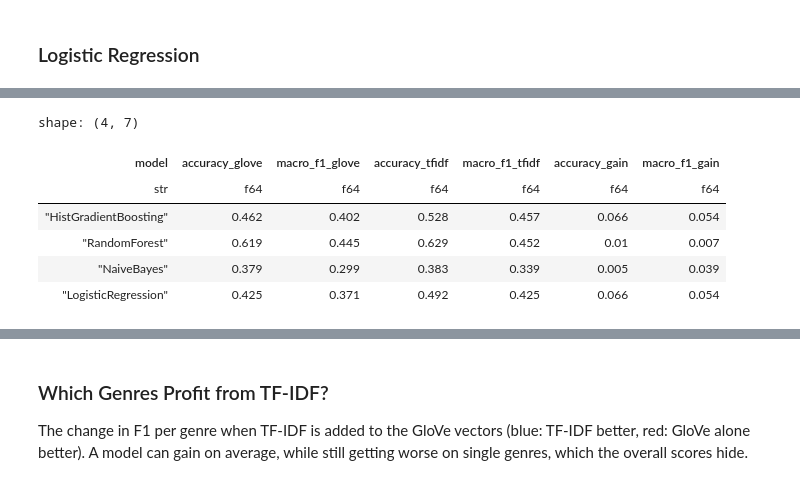
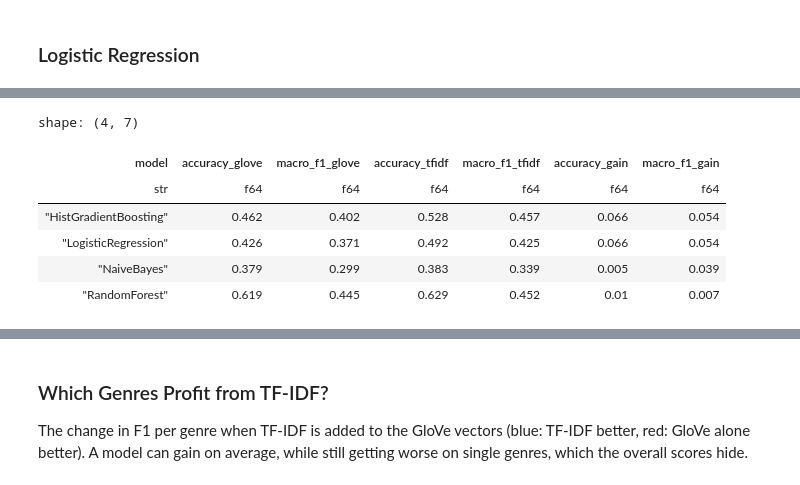
Before and after one commit to durak-dev/Music-Genre-Identifier, a Jupyter notebook: classic_ML.ipynb, the cells around one changed output, grey strips where cells are left out. Saved outputs shown, nothing was run; the diff lists cells and outputs as text; code cells hidden in the pictures.

```diff
--- a/classic_ML.ipynb
+++ b/classic_ML.ipynb
@@ -293,8 +211,7 @@ weighted avg       0.63      0.53      0.54     33632
 # %% [markdown]
 ### Random Forest
 # %%
-for fs_key in feature_sets:
-    evaluate(fs_key, "RandomForest")
+diagnose_runs(y_val, {k: r for k, r in runs.items() if k[1] == "RandomForest"}, genres, labels)
 # %% [output]
 train accuracy: 0.923
 val accuracy:   0.619  (always guessing the biggest genre: 0.412)
@@ -333,9 +250,7 @@ weighted avg       0.61      0.63      0.61     33632
 # %% [markdown]
 ### Gaussian Naive Bayes
 # %%
-for fs_key in feature_sets:
-    print()
-    evaluate(fs_key, "NaiveBayes")
+diagnose_runs(y_val, {k: r for k, r in runs.items() if k[1] == "NaiveBayes"}, genres, labels)
 # %% [output]
 train accuracy: 0.378
 val accuracy:   0.379  (always guessing the biggest genre: 0.412)
@@ -374,6 +289,5 @@ weighted avg       0.56      0.38      0.37     33632
 # %% [markdown]
 ### Logistic Regression
 # %%
-for fs_key in feature_sets:
-    evaluate(fs_key, "LogisticRegression")
+diagnose_runs(y_val, {k: r for k, r in runs.items() if k[1] == "LogisticRegression"}, genres, labels)
 # %% [output]
@@ -418,10 +334,5 @@ All eight runs side by side, sorted by macro F1. The table after it compares the
 # %%
-results = pl.DataFrame([{"features": labels[fs], "model": m,
-                         "train_accuracy": r["train_accuracy"], **scores[(fs, m)],
-                         "fit_seconds": r["fit_seconds"]}
-                        for (fs, m), r in runs.items()])
-
-results.with_columns(pl.col(pl.Float64).round(3)).sort("macro_f1", descending=True)
+scores, f1 = compare(y_val, runs, genres, labels, key_names=("features", "model"))
 # %% [output]
 shape: (8, 7)
 | features | model | train_accuracy | accuracy | macro_f1 | weighted_f1 | fit_seconds |
@@ -437,19 +360,16 @@ shape: (8, 7)
 # %%
-def pick(fs_key, suffix):
-    return (results.filter(pl.col("features") == labels[fs_key])
-                   .select("model", pl.col("accuracy").alias(f"accuracy_{suffix}"),
-                           pl.col("macro_f1").alias(f"macro_f1_{suffix}")))
+glove, both = (scores.filter(pl.col("features") == labels[fs]).sort("model") for fs in ("glove", "glove_tfidf"))
 
-comparison = (pick("glove", "glove").join(pick("glove_tfidf", "tfidf"), on="model")
-              .with_columns(accuracy_gain=pl.col("accuracy_tfidf") - pl.col("accuracy_glove"),
-                            macro_f1_gain=pl.col("macro_f1_tfidf") - pl.col("macro_f1_glove"))
-              .with_columns(pl.col(pl.Float64).round(3)))
-comparison
+pl.DataFrame({"model": glove["model"],
+              "accuracy_glove": glove["accuracy"], "macro_f1_glove": glove["macro_f1"],
+              "accuracy_tfidf": both["accuracy"], "macro_f1_tfidf": both["macro_f1"],
+              "accuracy_gain": both["accuracy"] - glove["accuracy"],
+              "macro_f1_gain": both["macro_f1"] - glove["macro_f1"]}).with_columns(pl.col(pl.Float64).round(3))
 # %% [output]
 shape: (4, 7)
 | model | accuracy_glove | macro_f1_glove | accuracy_tfidf | macro_f1_tfidf | accuracy_gain | macro_f1_gain |
 | str | f64 | f64 | f64 | f64 | f64 | f64 |
 | "HistGradientBoosting" | 0.462 | 0.402 | 0.528 | 0.457 | 0.066 | 0.054 |
+| "LogisticRegression" | 0.426 | 0.371 | 0.492 | 0.425 | 0.066 | 0.054 |
+| "NaiveBayes" | 0.379 | 0.299 | 0.383 | 0.339 | 0.005 | 0.039 |
 | "RandomForest" | 0.619 | 0.445 | 0.629 | 0.452 | 0.01 | 0.007 |
-| "NaiveBayes" | 0.379 | 0.299 | 0.383 | 0.339 | 0.005 | 0.039 |
-| "LogisticRegression" | 0.425 | 0.371 | 0.492 | 0.425 | 0.066 | 0.054 |
```
Also changed, not shown: parts of 51 cells of this notebook, 3 other files.
